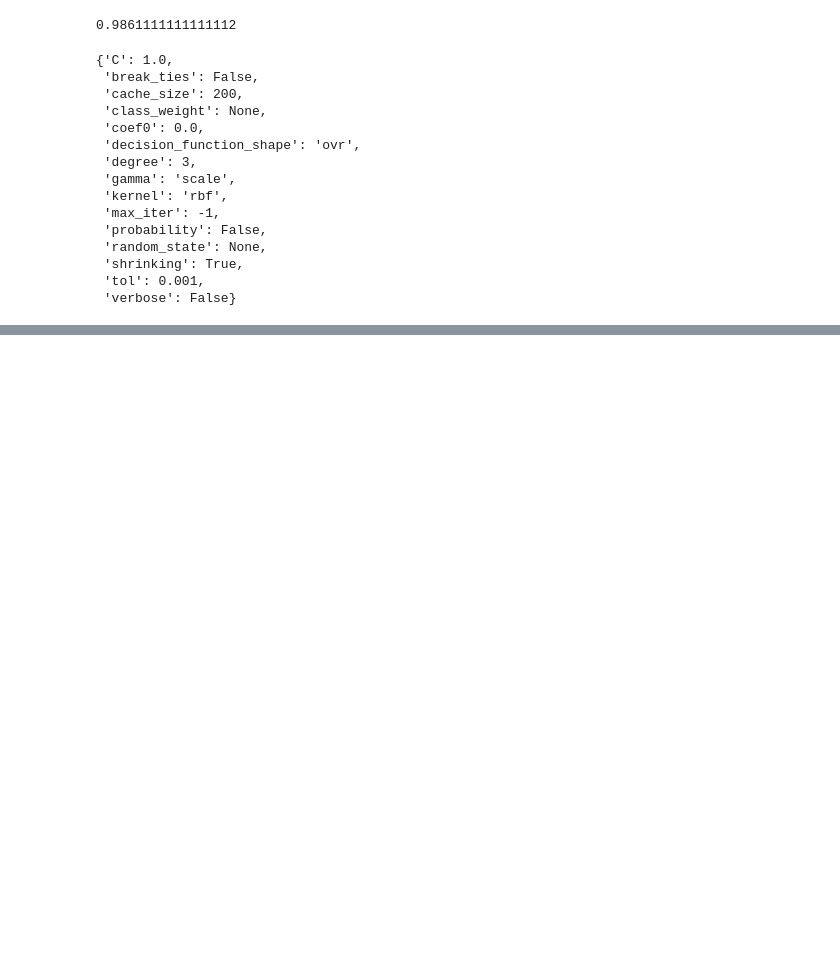
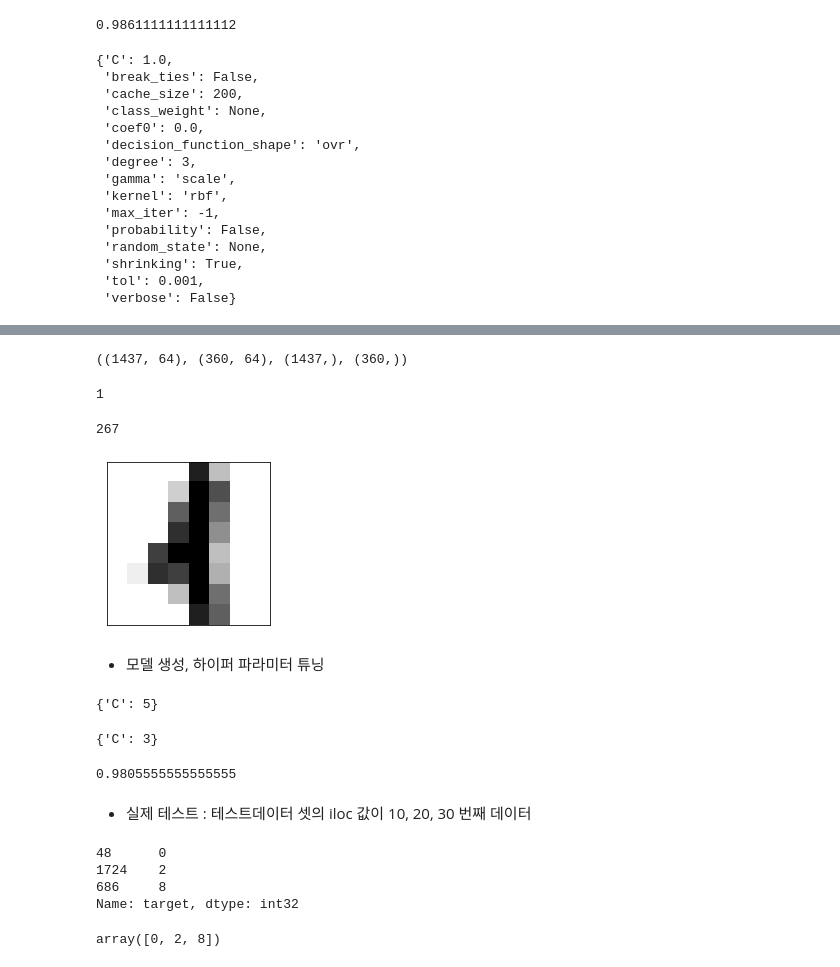
Before and after one commit to youngai1112/MachineLearning, a Jupyter notebook: 03.분류/02.SVM.ipynb, the cells around one changed output, grey strips where cells are left out. Saved outputs shown, nothing was run; the diff lists cells and outputs as text; code cells hidden in the pictures; blank space fills up the shorter version.

```diff
--- a/03.분류/02.SVM.ipynb
+++ b/03.분류/02.SVM.ipynb
@@ -193,0 +299,61 @@ TypeError: 'GridSearchCV' object is not callable
+# %%
+X = df.iloc[:, :-1]     # 기존의 인덱스값을 가지게 됨
+                        # cf) df.iloc[:, :-1].values : 기존의 인덱스를 무시하고 shuffling된 인덱스를 가진다.
+y = df.iloc[:, -1]
+X_train, X_test, y_train, y_test = train_test_split(
+    X, y, stratify=y, test_size=0.2, random_state=2021
+)
+X_train.shape, X_test.shape, y_train.shape, y_test.shape
+# %% [output]
+((1437, 64), (360, 64), (1437,), (360,))
+# %%
+y_test.iloc[0]
+# %% [output]
+1
+# %%
+y_test.index[0]
+# %% [output]
+267
+# %%
+plt.figure(figsize=(3,3))
+plt.imshow(digits.images[267], cmap=plt.cm.binary, interpolation='nearest')
+plt.xticks([]), plt.yticks([])
+plt.show()
+# %% [output]
+[figure, added]
+# %% [markdown]
+- 모델 생성, 하이퍼 파라미터 튜닝
+# %%
+svc = SVC(random_state=2021)
+params = {'C': [0.1, 1, 5, 10]}
+grid_svc = GridSearchCV(svc, param_grid=params, scoring='accuracy', cv=3)
+grid_svc.fit(X_train, y_train)
+grid_svc.best_params_
+# %% [output]
+{'C': 5}
+# %%
+svc = SVC(random_state=2021)
+params = {'C': [2,3,4,5,6,7,8,9]}
+grid_svc = GridSearchCV(svc, param_grid=params, scoring='accuracy', cv=3)
+grid_svc.fit(X_train, y_train)
+grid_svc.best_params_
+# %% [output]
+{'C': 3}
+# %%
+best_svc = grid_svc.best_estimator_
+best_svc.score(X_test, y_test)
+# %% [output]
+0.9805555555555555
+# %% [markdown]
+- 실제 테스트 : 테스트데이터 셋의 iloc 값이 10, 20, 30 번째 데이터
+# %%
+y_test.iloc[10:40:10]
+# %% [output]
+48      0
+1724    2
+686     8
+Name: target, dtype: int32
+# %%
+best_svc.predict(X_test.iloc[10:40:10, :])
+# %% [output]
+array([0, 2, 8])
```
Also changed, not shown: parts of 18 cells of this notebook, 1 other file.
